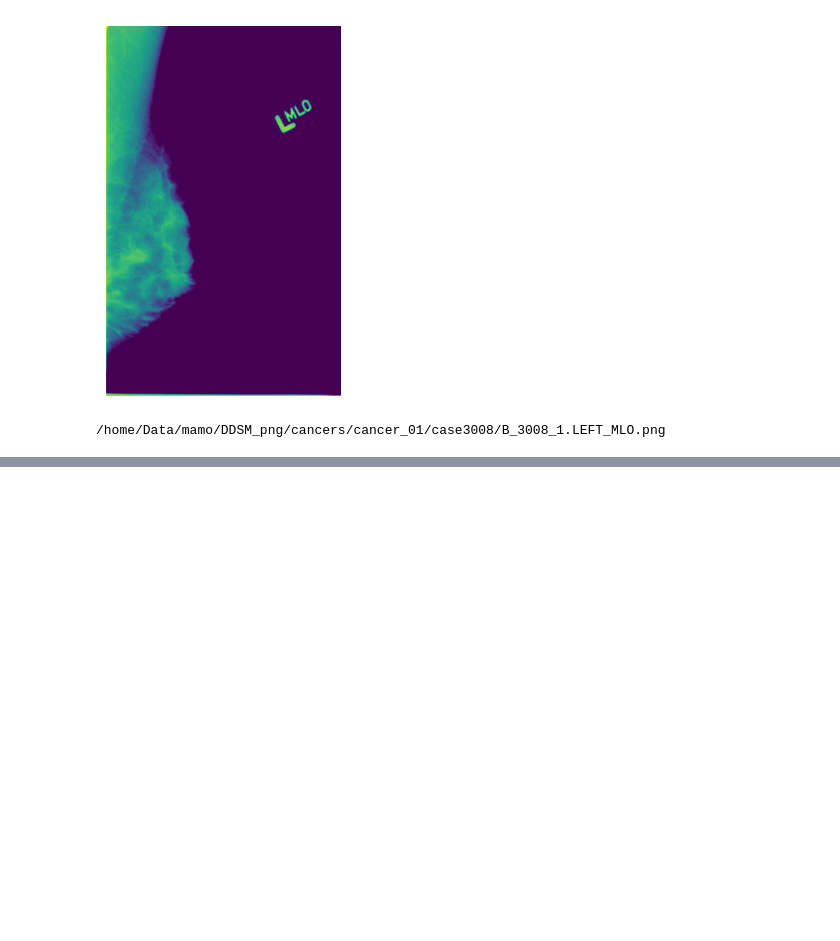
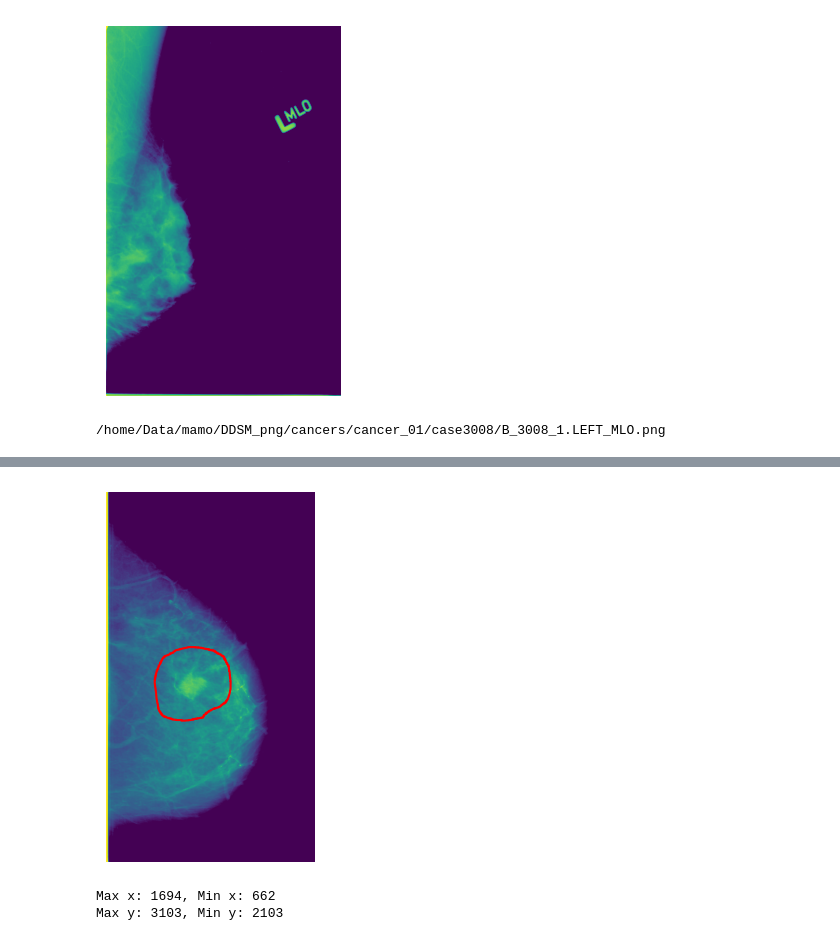
Before and after one commit to alalbiol/Mammography, a Jupyter notebook: Yolo8Mamo/pruebas_lucia/dataset_pruebas_ddsm.ipynb, the cells around one changed output, grey strips where cells are left out. Drawn from its saved outputs; the diff is of its cells as text; code cells hidden in the pictures; blank space fills up the shorter version.

```diff
--- a/Yolo8Mamo/pruebas_lucia/dataset_pruebas_ddsm.ipynb
+++ b/Yolo8Mamo/pruebas_lucia/dataset_pruebas_ddsm.ipynb
@@ -59,0 +181,27 @@ print(dcm_cancer[80])
+# %%
+img_cancer3 = mpimg.imread('/home/Data/mamo/DDSM_png/cancers/cancer_12/case4128/D_4128_1.LEFT_CC.png')
+
+# Mostrar la imagen
+plt.imshow(img_cancer3)
+plt.axis('off')  # Quitar ejes
+plt.plot(outline[0], outline[1], 'r')
+plt.show()
+# %% [output]
+[figure, added]
+# %%
+outline[0]
+outline[1]
+
+# En outline[0] están las coordenadas de x y en outline[1] las de y. Quiero el máximo y el mínimo de cada uno de los ejes
+# En outline[0] están las coordenadas de x y en outline[1] las de y. Quiero el máximo y el mínimo de cada uno de los ejes
+
+maxx = max(outline[0])
+minx = min(outline[0])
+maxy = max(outline[1])
+miny = min(outline[1])
+
+print(f"Max x: {maxx}, Min x: {minx}")
+print(f"Max y: {maxy}, Min y: {miny}")
+# %% [output]
+Max x: 1694, Min x: 662
+Max y: 3103, Min y: 2103
```
Also changed, not shown: parts of 11 cells of this notebook, 3 other files.
